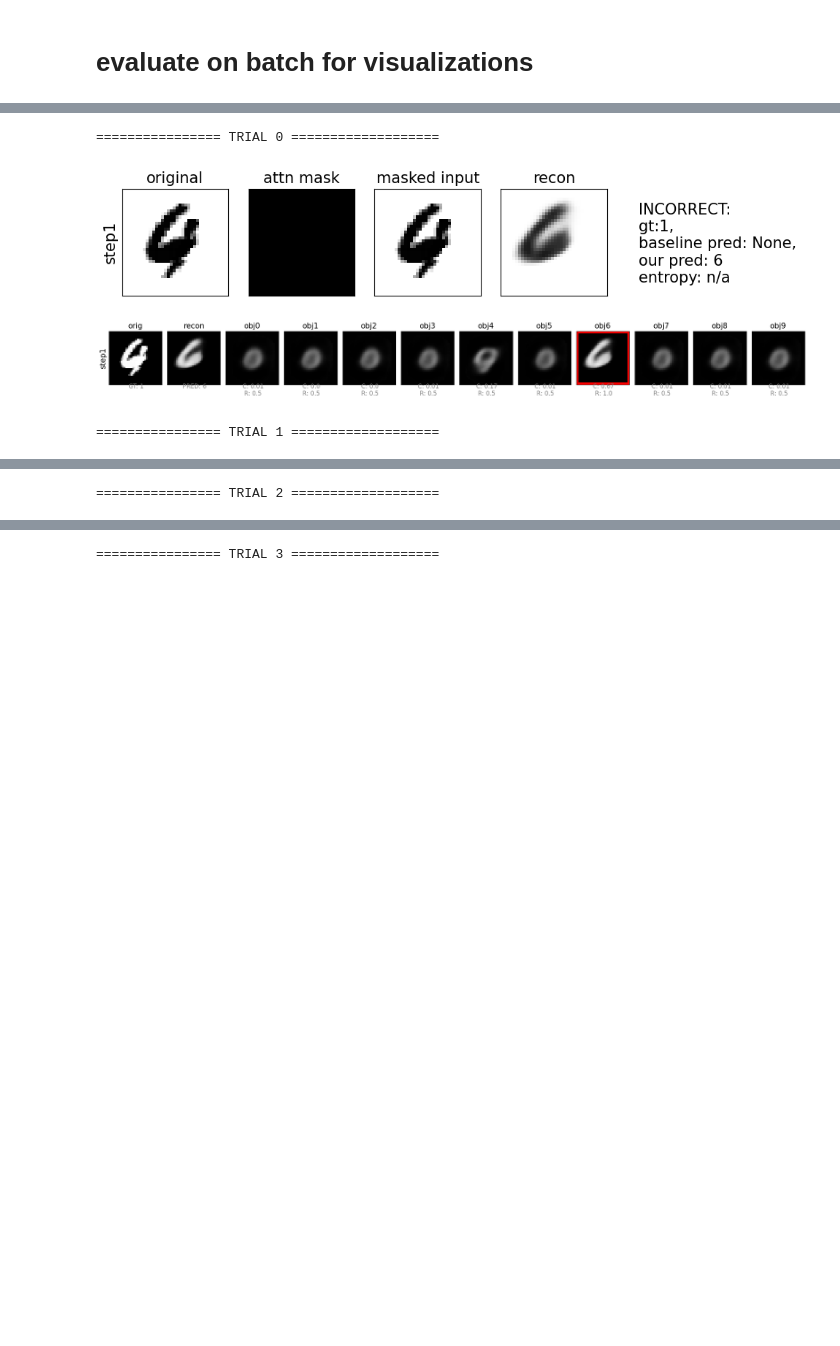
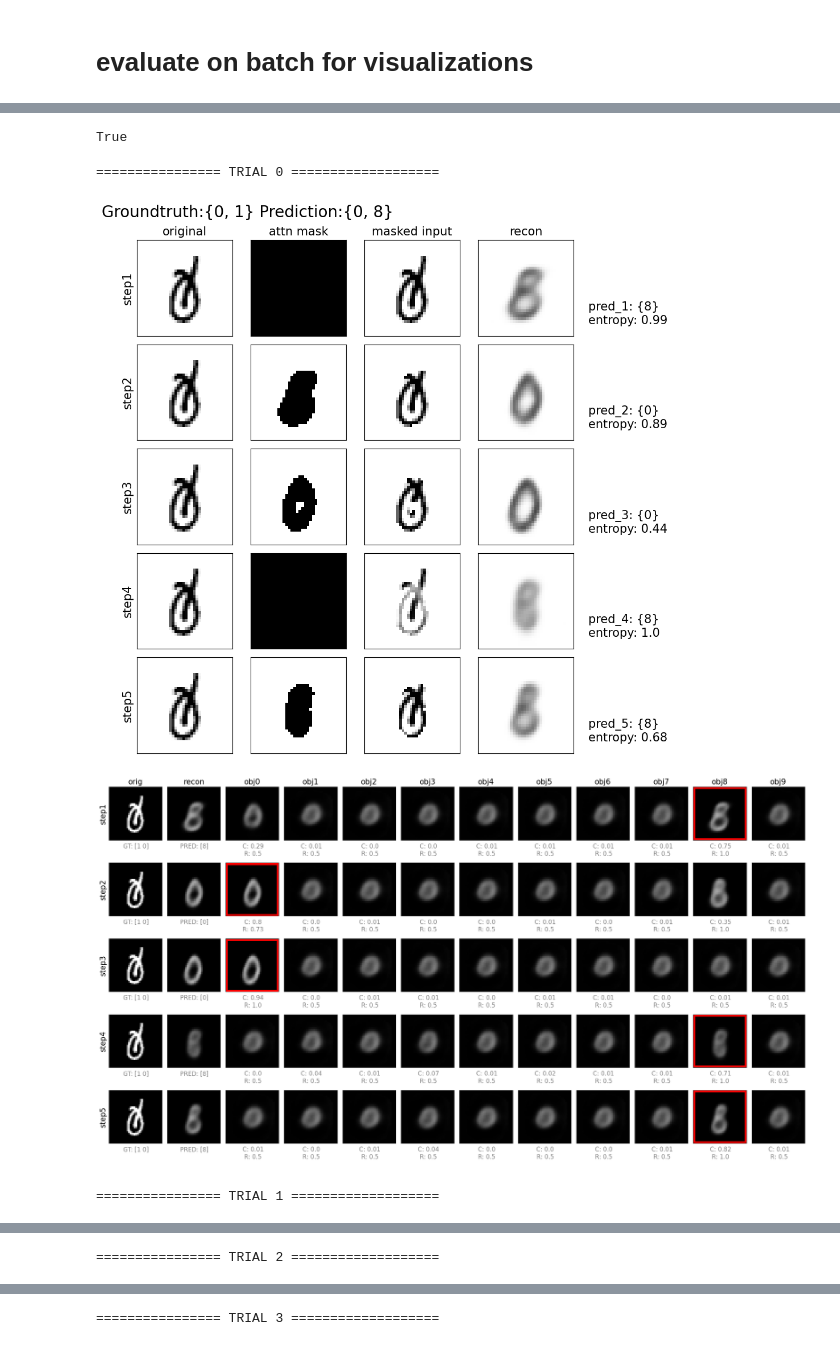
Before and after one commit to ahnchive/ORA-recognition, a Jupyter notebook: notebook/eval_performance_our_singletomulti.ipynb, the cells around one changed output, grey strips where cells are left out. Saved outputs shown, nothing was run; the diff lists cells and outputs as text; code cells hidden in the pictures; blank space fills up the shorter version.

```diff
--- a/notebook/eval_performance_our_singletomulti.ipynb
+++ b/notebook/eval_performance_our_singletomulti.ipynb
@@ -224,8 +295,9 @@ mnist_overlap_4pix_nodup_1fold_36width_2obj_train.pt mnist_overlap_4pix_nodup_1f
 task='mnist_multi' # 'mnist_multi_high', 'mnist_recon'
 train=False #train or test dataset
 print_args=False
-args_to_update = {'device':DEVICE, 'batch_size':BATCHSIZE,
-                 'time_steps': 1, 'routings':1 , 'mask_threshold': 0.1}
+
+args_to_update = {'device':DEVICE, 'batch_size':BATCHSIZE, 'num_targets':2,
+                 'time_steps': 5, 'routings':3 , 'mask_threshold': 0.1}
 load_model_path =  './results/mnist/Feb20_2245_mnist_shift_single_36/best_epoch32_acc1.0000.pt'
 
 # load model
@@ -235,10 +307,11 @@ print(f'model is loaded from {load_model_path}')
 
 # generate output on a batch
 batchnum = 1
-x, gtx, y_hot, obj_accs, objcaps_len_step, x_recon_step, outputs_model  = generate_output_on_batch(task, batchnum, model, args, train, verbose=False, onlyacc=False)
-img_accs = (obj_accs == 1).float()
-print('# testing images:', len(obj_accs))
-print('object-level acc for this batch', round(obj_accs.mean().item(),2),  'img-level acc', round(img_accs.mean().item(),2))
+x, gtx, y_hot, (topk_obj_accs, topk_pred), (seq_obj_accs, seq_pred), objcaps_len_step, x_recon_step, entropy_step, below_threhold_step, outputs_model  = generate_output_on_batch(task, batchnum, model, args, train, verbose=False, onlyacc=False)
+topk_img_accs = (topk_obj_accs == 1).float()
+seq_img_accs = (seq_obj_accs == 1).float()
+print('# testing images:', len(topk_obj_accs))
+print('object-level acc for this batch', round(seq_obj_accs.mean().item(),2),  'img-level acc', round(seq_img_accs.mean().item(),2))
 
 
 # mnist_overlap_4pix_nodup_1fold_36width_2obj_train.pt mnist_overlap_4pix_nodup_1fold_36width_2obj_test.pt
@@ -263,9 +339,13 @@ object-level acc for this batch 0.62 img-level acc 0.25
+# %%
+np.array(set([2,1])) == np.array(set([1,2]))
+# %% [output]
+True
 # %%
 ###################################
 # stepwise visualization
 ###################################
 idx_start = 0 # can't be higher than batchsize
-n_image =10
+n_image =100
 
 ## plot condition
 # condition = 'first correct last incorrect'
@@ -293,38 +373,40 @@ condition = 'all'
 # condition = [6] #batchnum2
 # condition = [6] #batchnum3
 # condition = [17]
 # condition = [8] #batchnum 3
 # condition = [22, 33,41,44,75,82,88,147] #fog batch
 # condition = [6,7]
 # condition = [17]
 # condition = [447]
 # condition = [167, 502, 1466]
 
 # condition = trialid_to_visualize #[:20]
 # condition = list(np.where(nstep==3)[0])
 # condition = [309]
 # condition = [560, 893]
 # condition=[7]
 # condition=[82, 92]
 
 # condition = [329,336]
 # condition = [410]
 # condition = [110, 12]
 # condition = [94, 299,527]
 # condition = [133] #9 and 4
 # condition = [94] #routing
 
+args.num_targets= 1
 idx_plotted =\
-visualize_detail(model, x.to(DEVICE), y_hot, outputs_model,
+visualize_detail(model, x.to(DEVICE), y_hot.cpu(), outputs_model,
                  x_recon_step, objcaps_len_step, args,
                  start=idx_start, n_image=n_image, plot_trials_when = condition,
-                 plot_routings=False,
-                 pred_to_compare=None,
-                 num_steps_to_finish=[1]*len(x),#list(nstep.cpu().numpy()),
-                 entropy = None, #entropy_model
+                 plot_routings= False,
+                 pred_to_compare= None,
+                 num_steps_to_finish= None, #[1]*len(x),#list(nstep.cpu().numpy()),
+                 entropy = entropy_step, #entropy_model
+                 final_pred = seq_pred,
                 )
 # %% [output]
 ================ TRIAL 0 ===================
-[figure, old version]
+[figure, new version]
-[figure, old version]
+[figure, new version]
 ================ TRIAL 1 ===================
```
Also changed, not shown: parts of 4 cells of this notebook, 4 other files.
